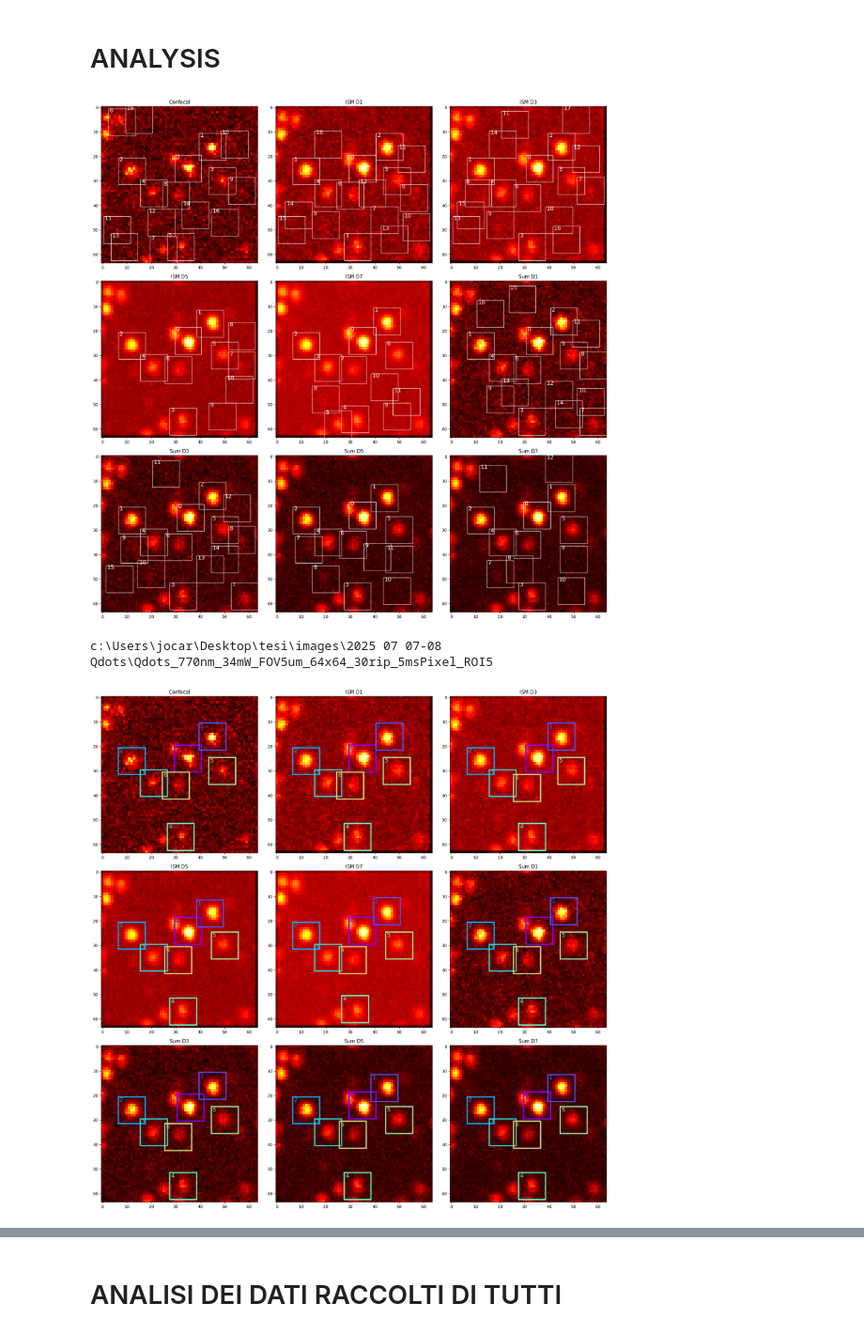
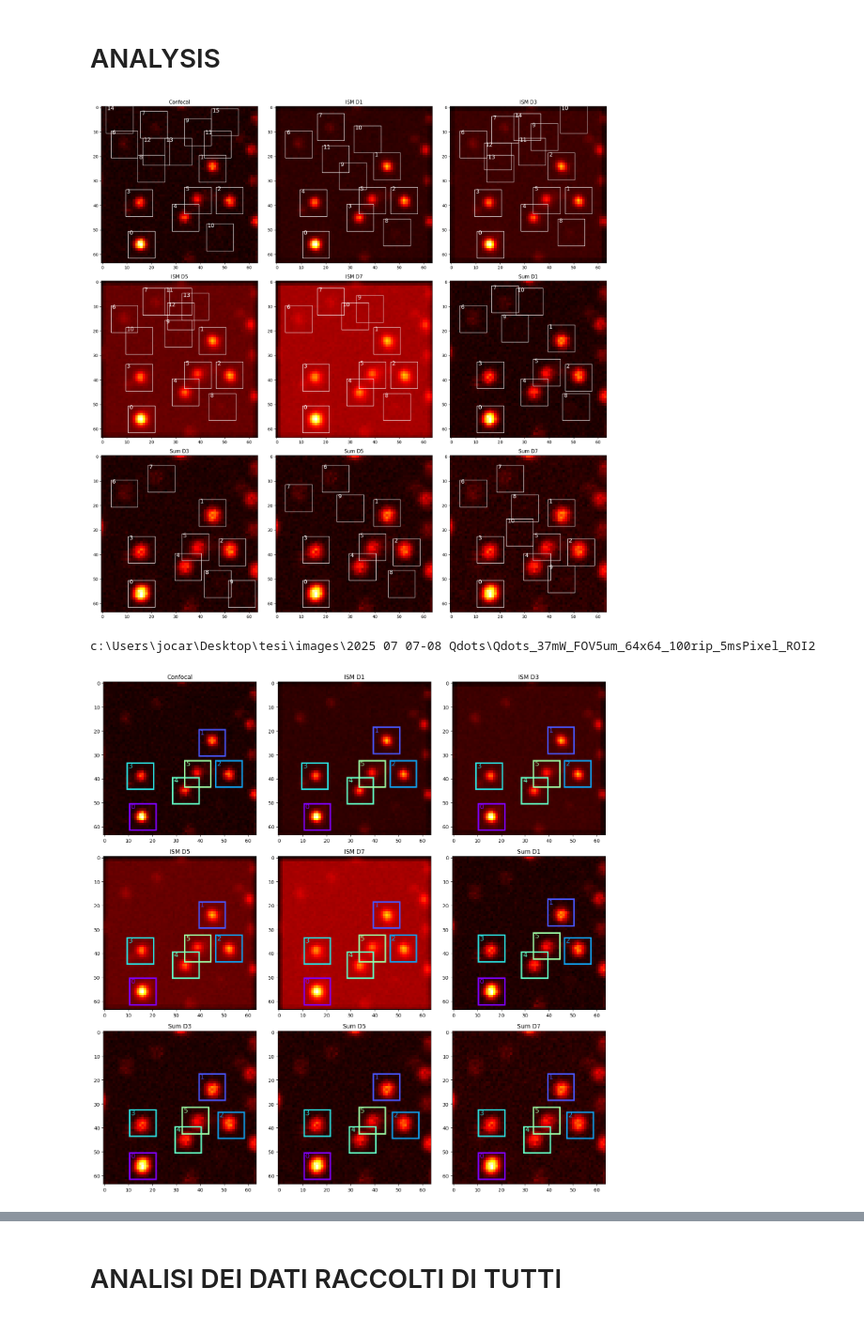
Before and after one commit to CarminatiGiovanni/tesi, a Jupyter notebook: ISM_only.ipynb, the cells around one changed output, grey strips where cells are left out. Shown at 94% size. Drawn from its saved outputs; the diff is of its cells as text; code cells hidden in the pictures.

```diff
--- a/ISM_only.ipynb
+++ b/ISM_only.ipynb
@@ -34,7 +34,7 @@ from os import path
 import plotly.express as px
 from time import time
 # %%
-file = 'Qdots_770nm_34mW_FOV5um_64x64_30rip_5msPixel_ROI5'  # buona QB
+file = 'Qdots_37mW_FOV5um_64x64_100rip_5msPixel_ROI2'  # buona QB
 # Qdots_37mW_FOV5um_64x64_100rip_5msPixel # fototubo?
 # Qdots_770nm_34mW_FOV4um_64x64_100rip_1msPixel_ROI8 # QD poco separati, molti analizzati alcuni con ottimi risultati
 # Qdots_770nm_34mW_FOV3um_32x32_50rip_5msPixel_ROI7 # giga QD sfotato al centro
@@ -470,8 +470,8 @@ plt.show()
 
 print(filename)
 # %% [output]
-[figure, old version]
+[figure, new version]
-c:\Users\jocar\Desktop\tesi\images\2025 07 07-08 Qdots\Qdots_770nm_34mW_FOV5um_64x64_30rip_5msPixel_ROI5
+c:\Users\jocar\Desktop\tesi\images\2025 07 07-08 Qdots\Qdots_37mW_FOV5um_64x64_100rip_5msPixel_ROI2
 # %%
 
 # Initialize ROI_TO_ANALYSE based on the current file
@@ -604,33 +604,33 @@ else:
 # %%
 import random
 from matplotlib.colors import CSS4_COLORS
 from matplotlib import cm
 
 # CHECK WITH COLORBOX
 
 # List of 10 random colors from matplotlib's CSS4 color names
 # Generate a gradient of 10 colors using a rainbow colormap
 
 colors = [cm.rainbow(i / 9) for i in range(len(ROI_TO_ANALYSE['ROI_SPAD']))]
 
-fig, axes = plt.subplots(3, 3, figsize=(18, 18))
+fig, axes = plt.subplots(3, 3, figsize=(15, 15))
 
 images_key = ['ROI_SPAD', 'ROI_D1', 'ROI_D3', 'ROI_D5', 'ROI_D7', 'ROI_sum_D1', 'ROI_sum_D3', 'ROI_sum_D5', 'ROI_sum_D7']
 
 for pos, im_key in enumerate(images_key):
     ax = axes[pos // 3, pos % 3]
     ax.imshow(images[pos], cmap='hot')
     ax.set_title(titles[pos])
     for l in range(len(ROI_TO_ANALYSE['ROI_SPAD'])):
         i = ROI_TO_ANALYSE[im_key][l]
         # print(i)
         rect = Rectangle((coords[pos][i,1]-ROIsizeC/2, coords[pos][i,0]-ROIsizeC/2), ROIsizeC, ROIsizeC, linewidth=3, edgecolor=colors[l], facecolor='none')
         ax.add_patch(rect)
         ax.text(coords[pos][i,1]-radius, coords[pos][i,0]-radius+1.5, l, fontsize=14, color=colors[l])
 plt.tight_layout()
 plt.show()
 # %% [output]
-[figure, old version]
+[figure, new version]
 # %%
 # # Remove specific particles
 # #Refresh the image above to see the updated indexes after every deletion!
```
Also changed, not shown: parts of 5 cells of this notebook.
